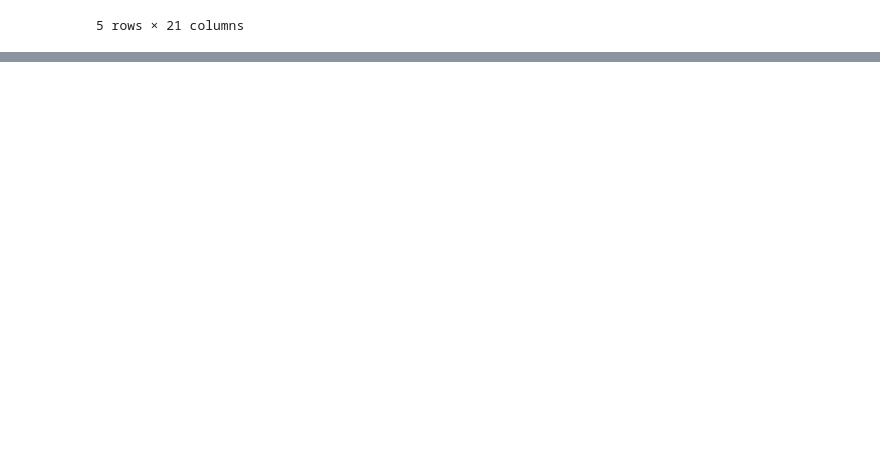
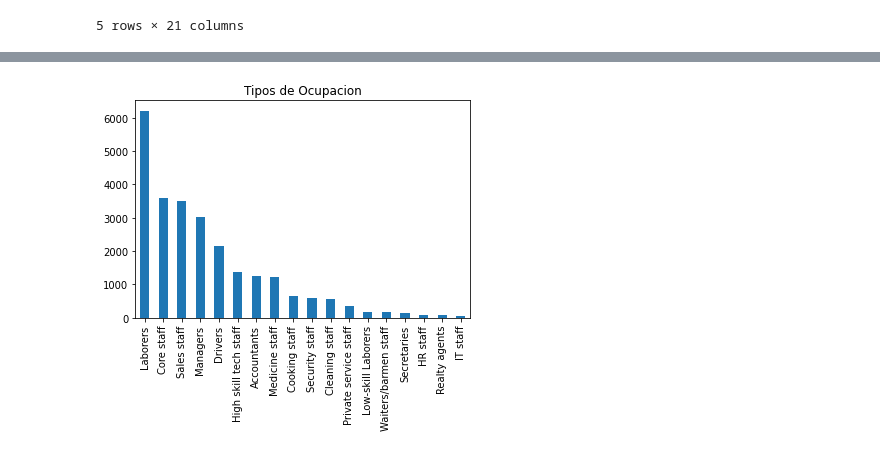
Before and after one commit to GlisseLisbeth/predicting_credit_card_approvals, a Jupyter notebook: notebooks/sample01/Credit Card v_1.1.ipynb, the cells around one changed output, grey strips where cells are left out. Cells and saved outputs as stored; diff of their text form; code cells hidden in the pictures; blank space fills up the shorter version.

```diff
--- a/notebooks/sample01/Credit Card v_1.1.ipynb
+++ b/notebooks/sample01/Credit Card v_1.1.ipynb
@@ -301,0 +339,5 @@ len(set(application['ID']).intersection(set(credit['ID'])))
+# %%
+#numero de usuarios por ocupacion# promedio de sueldos anuales por ocupacion (verificar relacion directa)
+plot = new_data['occyp'].value_counts().plot(kind='bar',title='Tipos de Ocupacion')
+# %% [output]
+[figure, added]
```
Also changed, not shown: parts of 30 cells of this notebook.
